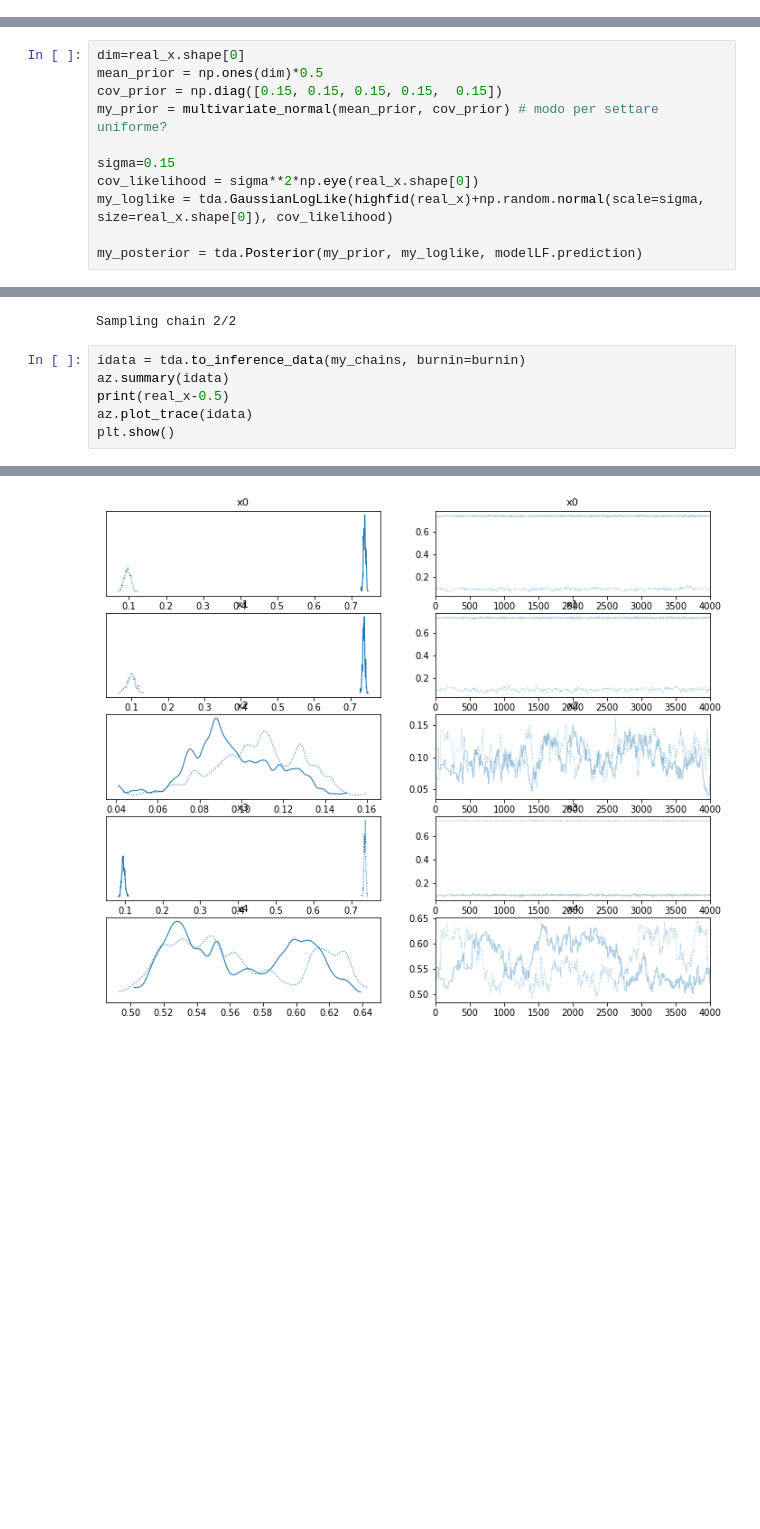
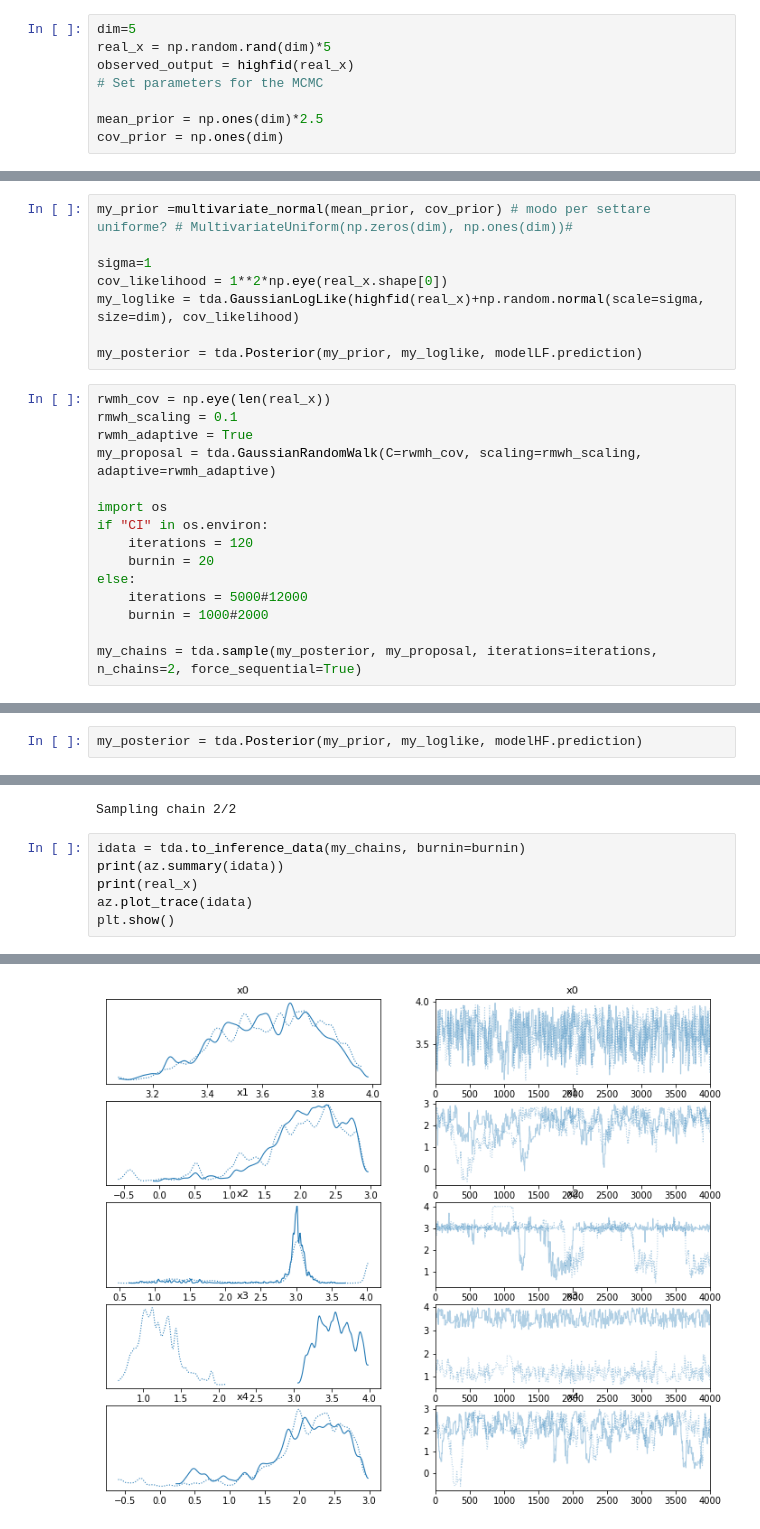
Before and after one commit to Jackmos/Multi-Fidelity-MCMC-methods, a Jupyter notebook: PACS_project2/1DBench_MCMC/Bench1D_2step_MCMC_AD.ipynb, the cells around one changed output, grey strips where cells are left out. Cells and saved outputs as stored; diff of their text form; blank space fills up the shorter version.

```diff
--- a/PACS_project2/1DBench_MCMC/Bench1D_2step_MCMC_AD.ipynb
+++ b/PACS_project2/1DBench_MCMC/Bench1D_2step_MCMC_AD.ipynb
@@ -197,0 +137,8 @@ MF_jac = MF_func.compute_jacobian
+# %%
+dim=5
+real_x = np.random.rand(dim)*5
+observed_output = highfid(real_x)
+# Set parameters for the MCMC
+
+mean_prior = np.ones(dim)*2.5
+cov_prior = np.ones(dim)
@@ -198,13 +176,25 @@ MF_jac = MF_func.compute_jacobian
 # %% [markdown]
 ### Low Fidelity
 # %%
-dim=real_x.shape[0]
-mean_prior = np.ones(dim)*0.5
-cov_prior = np.diag([0.15, 0.15, 0.15, 0.15,  0.15])
-my_prior = multivariate_normal(mean_prior, cov_prior) # modo per settare uniforme?
+my_prior =multivariate_normal(mean_prior, cov_prior) # modo per settare uniforme? # MultivariateUniform(np.zeros(dim), np.ones(dim))#
 
-sigma=0.15
-cov_likelihood = sigma**2*np.eye(real_x.shape[0])
-my_loglike = tda.GaussianLogLike(highfid(real_x)+np.random.normal(scale=sigma, size=real_x.shape[0]), cov_likelihood)
+sigma=1
+cov_likelihood = 1**2*np.eye(real_x.shape[0])
+my_loglike = tda.GaussianLogLike(highfid(real_x)+np.random.normal(scale=sigma, size=dim), cov_likelihood)
 
 my_posterior = tda.Posterior(my_prior, my_loglike, modelLF.prediction)
+# %%
+rwmh_cov = np.eye(len(real_x))
+rmwh_scaling = 0.1
+rwmh_adaptive = True
+my_proposal = tda.GaussianRandomWalk(C=rwmh_cov, scaling=rmwh_scaling, adaptive=rwmh_adaptive)
+
+import os
+if "CI" in os.environ:
+    iterations = 120
+    burnin = 20
+else:
+    iterations = 5000#12000
+    burnin = 1000#2000
+
+my_chains = tda.sample(my_posterior, my_proposal, iterations=iterations, n_chains=2, force_sequential=True)
@@ -238,3 +374,5 @@ plt.show()
+# %%
+my_posterior = tda.Posterior(my_prior, my_loglike, modelHF.prediction)
 # %%
 rwmh_cov = np.eye(len(real_x))
 rmwh_scaling = 0.1
@@ -255,8 +393,8 @@ Sampling chain 1/2
 Sampling chain 2/2
 # %%
 idata = tda.to_inference_data(my_chains, burnin=burnin)
-az.summary(idata)
-print(real_x-0.5)
+print(az.summary(idata))
+print(real_x)
 az.plot_trace(idata)
 plt.show()
 # %% [output]
@@ -264 +415 @@ plt.show()
-[figure, old version]
+[figure, new version]
```
Also changed, not shown: parts of 78 cells of this notebook, 6 other files.
